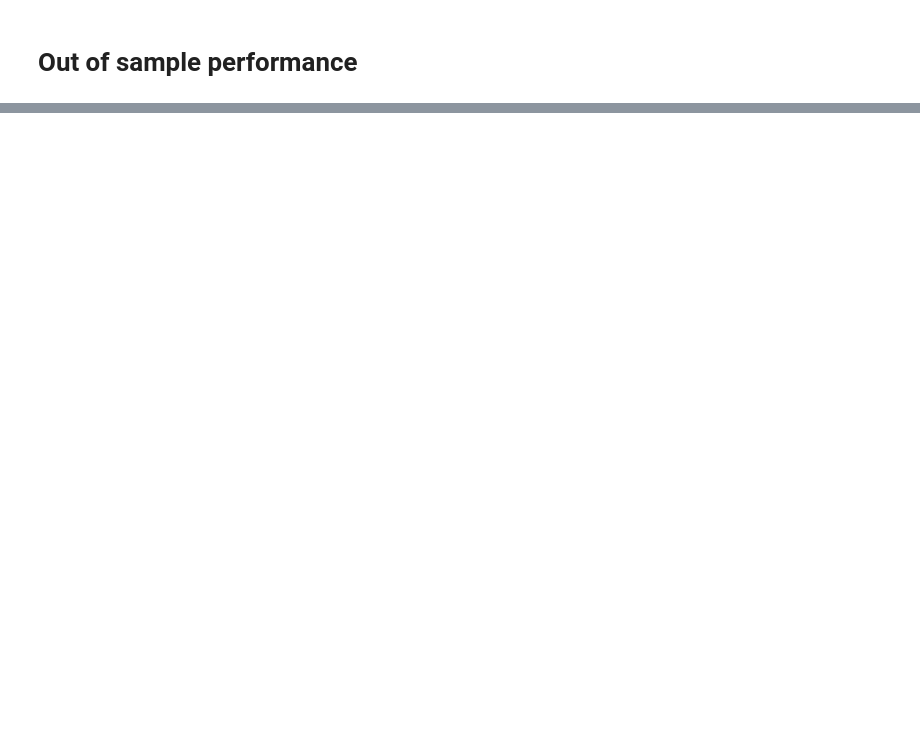
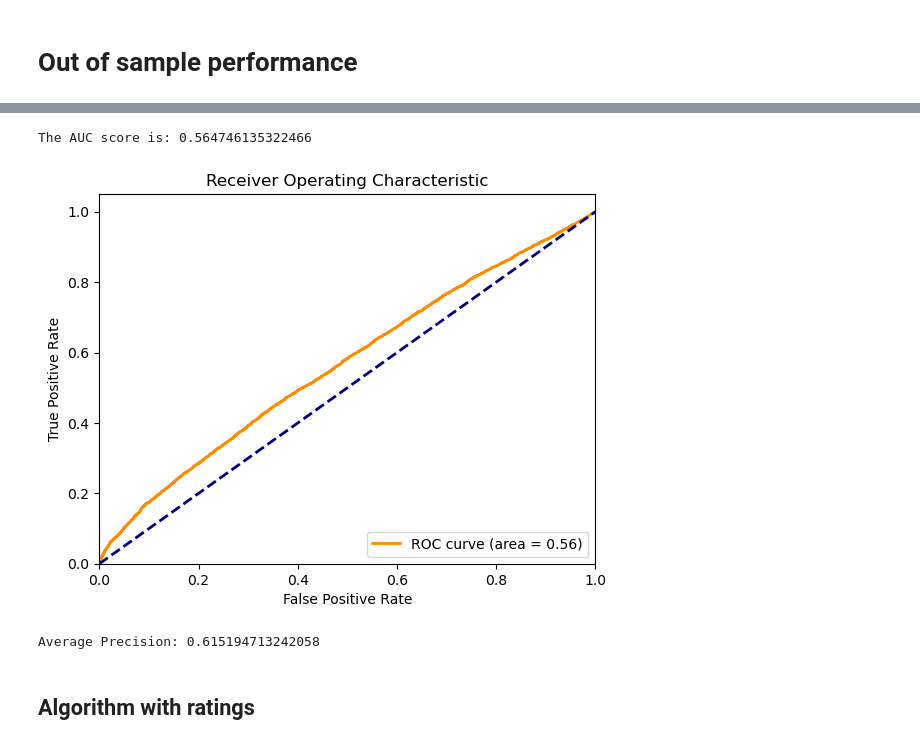
Before and after one commit to chenjoshua7/RecommendationSystems_NetworksFP, a Jupyter notebook: code/Prob_S.ipynb, the cells around one changed output, grey strips where cells are left out. Drawn from its saved outputs; the diff is of its cells as text; code cells hidden in the pictures; blank space fills up the shorter version.

```diff
--- a/code/Prob_S.ipynb
+++ b/code/Prob_S.ipynb
@@ -158,7 +174,7 @@ weights, indices = probabilistic_spreading_binary(binary_network_sparse, 0, 10)
 test_array  = np.array([
     [1, 0, 0, 1, 0],
     [1, 1, 1, 1, 0],
-    [1, 0, 1, , 0],
+    [1, 0, 1, 1, 0],
     [0, 0, 1, 0, 1]
     ])
 test = csr_matrix(test_array)
@@ -269,7 +292,7 @@ def train_test_split(df, perc):
     for user in tqdm(train.index, desc = "Train-test split user: "):
         # Get indices of the non-NaN ratings for the user
         user_ratings = train.loc[user]
-        non_nan_indices = user_ratings[user_ratings.notna()].index
+        non_nan_indices = user_ratings[user_ratings != 0].index
 
         # Calculate the number of ratings to remove for the user
         num_to_remove = int(len(non_nan_indices) * perc)
@@ -351,0 +380,52 @@ precision_ratings, recall_ratings, precision_hratedratings
+# %%
+# Convert test df to numpy
+test_array = test.to_numpy()
+
+# Convert pos/neg score df to numpy
+pos_neg_array = pos_neg_network_df.to_numpy()
+
+# Convert weights_df to numpy array
+weights_array = weights_df.to_numpy()
+
+# Flatten arrays to 1D
+test_flat = test_array.flatten()
+pos_neg_flat = pos_neg_array.flatten()
+weights_flat = weights_array.flatten()
+
+# Filter to keep only the films held out in test
+filter_mask = test_flat == 1
+filtered_pos_neg = pos_neg_flat[filter_mask]
+filtered_weights = weights_flat[filter_mask]
+
+# Calculate AUC
+auc_score = roc_auc_score(filtered_pos_neg, filtered_weights)
+
+print(f"The AUC score is: {auc_score}")
+# %% [output]
+The AUC score is: 0.564746135322466
+# %%
+# Compute FPR, TPR, and thresholds for the ROC curve
+fpr, tpr, thresholds = roc_curve(filtered_pos_neg, filtered_weights)
+
+roc_auc = auc(fpr, tpr)
+
+# Plot the ROC curve
+plt.figure()
+plt.plot(fpr, tpr, color='darkorange', lw=2, label='ROC curve (area = %0.2f)' % roc_auc)
+plt.plot([0, 1], [0, 1], color='navy', lw=2, linestyle='--')
+plt.xlim([0.0, 1.0])
+plt.ylim([0.0, 1.05])
+plt.xlabel('False Positive Rate')
+plt.ylabel('True Positive Rate')
+plt.title('Receiver Operating Characteristic')
+plt.legend(loc="lower right")
+plt.show()
+# %% [output]
+[figure, added]
+# %%
+average_precision = average_precision_score(filtered_pos_neg, filtered_weights)
+print(f"Average Precision: {average_precision}")
+# %% [output]
+Average Precision: 0.615194713242058
+# %% [markdown]
+## Algorithm with ratings
```
Also changed, not shown: parts of 38 cells of this notebook, 9 other files.
